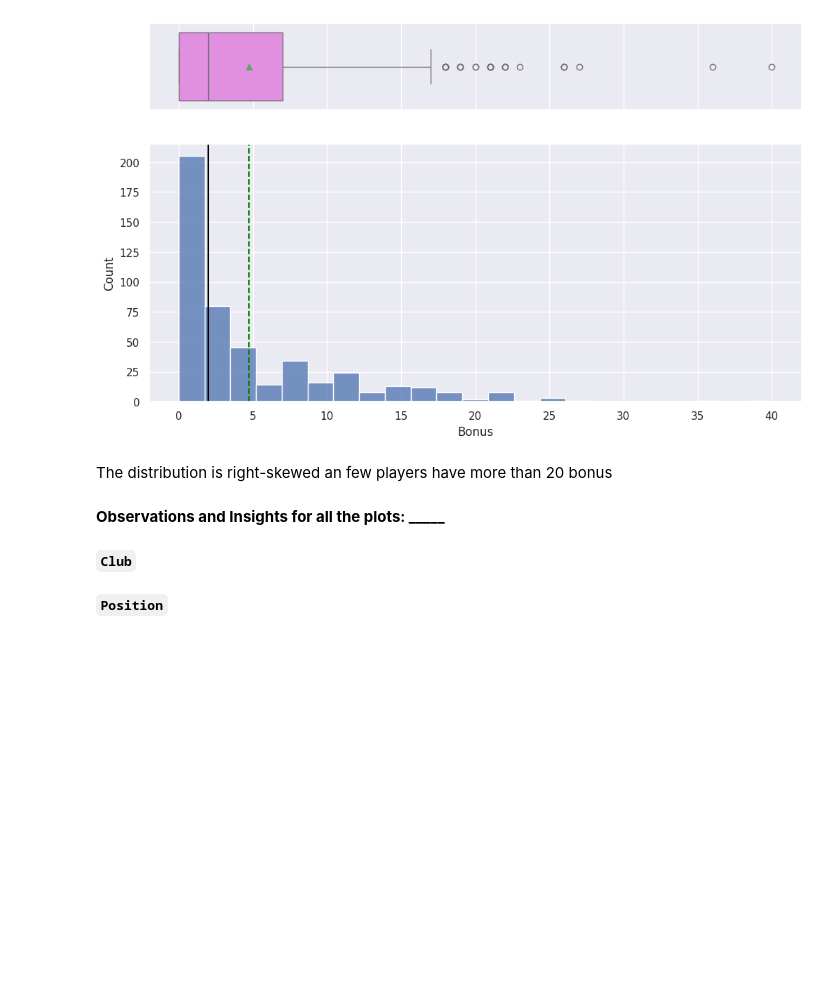
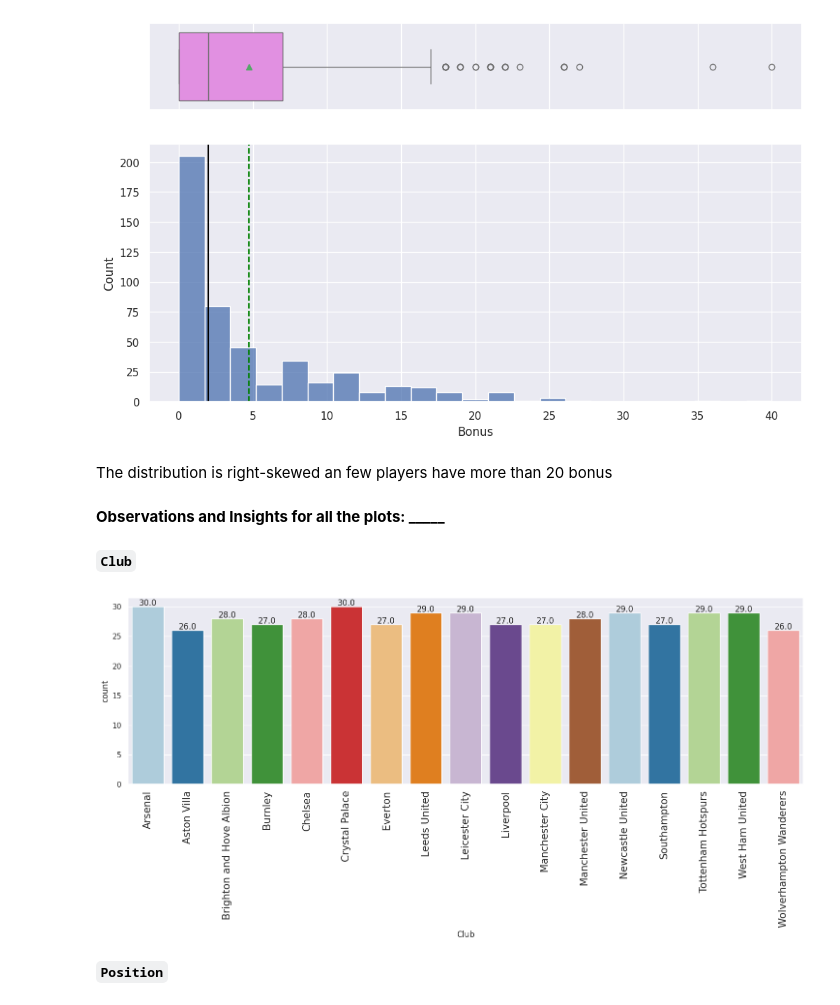
Before and after one commit to vivimtz888/dataanalysis-visualization, a Jupyter notebook: Learner_Notebook_Unsupervised_Learning_Practice_Project.ipynb, the cells around one changed output. Drawn from its saved outputs; the diff is of its cells as text; code cells hidden in the pictures; blank space fills up the shorter version.

```diff
--- a/Learner_Notebook_Unsupervised_Learning_Practice_Project.ipynb
+++ b/Learner_Notebook_Unsupervised_Learning_Practice_Project.ipynb
@@ -379,7 +379,9 @@ def labeled_barplot(data, feature, perc = False, n = None):
 # %% [markdown]
 **`Club`**
 # %%
-labeled_barplot(df, 'Club')
+labeled_barplot(df_copy, 'Club')
+# %% [output]
+[figure, added]
 # %% [markdown]
 **`Position`**
 # %%
```
Also changed, not shown: parts of 27 cells of this notebook.
